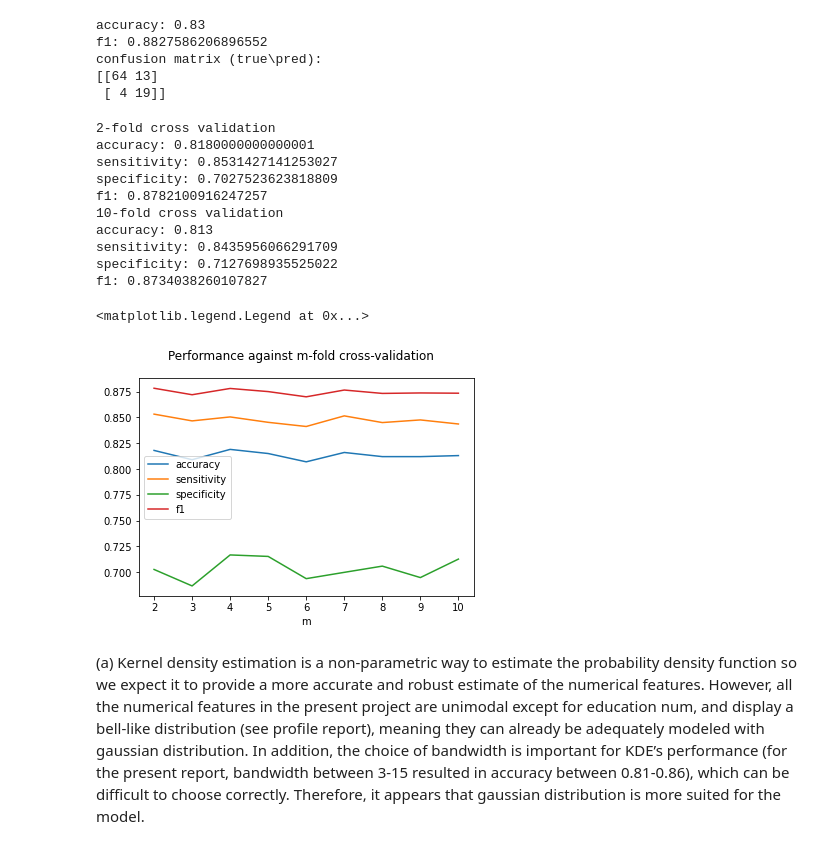
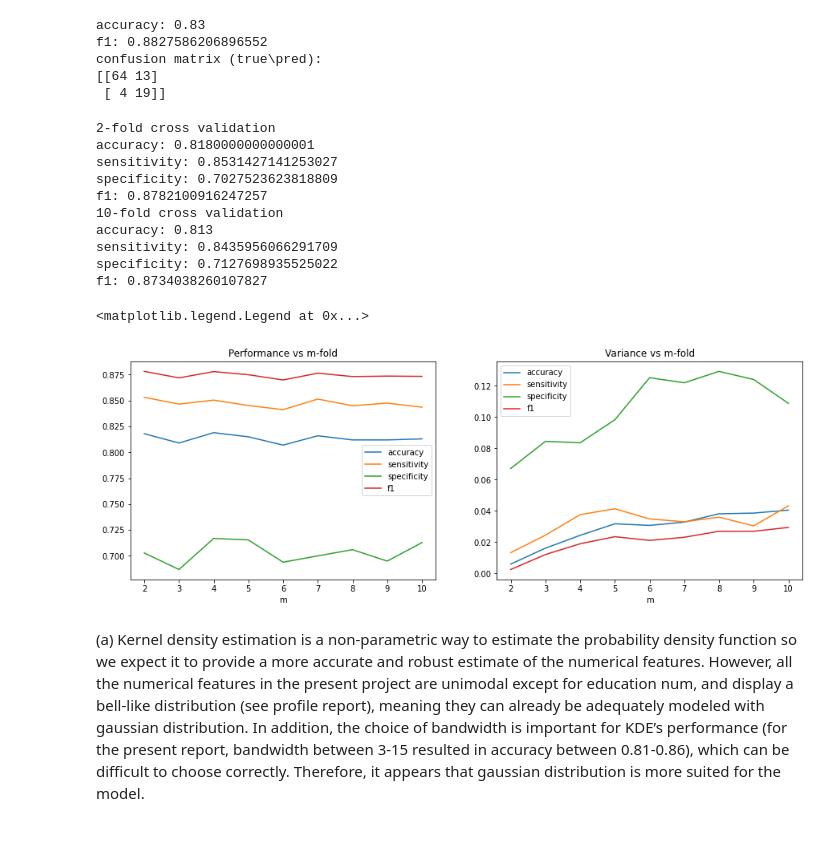
Before and after one commit to Meatssauce/comp30027-machine-learning-assignment-1, a Jupyter notebook: COMP3027ASS1_template.ipynb, the cells around one changed output. Cells and saved outputs as stored; diff of their text form; code cells hidden in the pictures.

Commit message:
updated graphes and code for Q2

```diff
--- a/COMP3027ASS1_template.ipynb
+++ b/COMP3027ASS1_template.ipynb
@@ -413,45 +413,53 @@ def cross_validate(model, data, cv):
         sensitivity = tp / (tp + fn)
         specificity = tn / (tn + fp)
 
-        cv_results.append((accuracy, sensitivity, specificity))
+        cv_results.append((accuracy, sensitivity, specificity, f1))
 
-    return np.mean(cv_results, axis=0)
+    return np.mean(cv_results, axis=0), np.std(cv_results, axis=0)
 # %%
 data = pd.read_csv("dataset/adult.csv")
 model = NBClassifier(use_kde=False)
 
 cvs = range(2, 11)
-cv_results = np.array([cross_validate(model, data, cv) for cv in cvs])
+cv_results = [cross_validate(model, data, cv) for cv in cvs]
+cv_metrics = np.array([i[0] for i in cv_results])
+cv_variances = np.array([i[1] for i in cv_results])
 
 print('2-fold cross validation')
-accuracy, sensitivity, specificity, f1 = cv_results[0]
+accuracy, sensitivity, specificity, f1 = cv_metrics[0]
 print(f'accuracy: {accuracy}\nsensitivity: {sensitivity}\nspecificity: {specificity}\nf1: {f1}')
 
 print('10-fold cross validation')
-accuracy, sensitivity, specificity, f1 = cv_results[-1]
+accuracy, sensitivity, specificity, f1 = cv_metrics[-1]
 print(f'accuracy: {accuracy}\nsensitivity: {sensitivity}\nspecificity: {specificity}\nf1: {f1}')
 
-fig, ax = plt.subplots()
-fig.suptitle('Performance against m-fold cross-validation')
-ax.set(xlabel='m')
-ax.plot(cvs, cv_results[:,0], label="accuracy")
-ax.plot(cvs, cv_results[:,1], label="sensitivity")
-ax.plot(cvs, cv_results[:,2], label="specificity")
-ax.plot(cvs, cv_results[:,3], label="f1")
-ax.legend()
+fig, (ax1, ax2) = plt.subplots(1, 2)
+fig.set_size_inches(15, 5)
+ax1.set(xlabel='m', title='Performance vs m-fold')
+ax1.plot(cvs, cv_metrics[:,0], label="accuracy")
+ax1.plot(cvs, cv_metrics[:,1], label="sensitivity")
+ax1.plot(cvs, cv_metrics[:,2], label="specificity")
+ax1.plot(cvs, cv_metrics[:,3], label="f1")
+ax1.legend()
+ax2.set(xlabel='m', title='Variance vs m-fold')
+ax2.plot(cvs, cv_variances[:,0], label="accuracy")
+ax2.plot(cvs, cv_variances[:,1], label="sensitivity")
+ax2.plot(cvs, cv_variances[:,2], label="specificity")
+ax2.plot(cvs, cv_variances[:,3], label="f1")
+ax2.legend()
 # %% [output]
 2-fold cross validation
 accuracy: 0.8180000000000001
 sensitivity: 0.8531427141253027
 specificity: 0.7027523623818809
 f1: 0.8782100916247257
 10-fold cross validation
 accuracy: 0.813
 sensitivity: 0.8435956066291709
 specificity: 0.7127698935525022
 f1: 0.8734038260107827
 <matplotlib.legend.Legend at 0x...>
-[figure, old version]
+[figure, new version]
 # %% [markdown]
 (a) Kernel density estimation is a non-parametric way to estimate the probability density function so we expect it to provide a more accurate and robust estimate of the numerical features. However, all the numerical features in the present project are unimodal except for education num, and display a bell-like distribution (see profile report), meaning they can already be adequately modeled with gaussian distribution. In addition, the choice of bandwidth is important for KDE’s performance (for the present report, bandwidth between 3-15 resulted in accuracy between 0.81-0.86), which can be difficult to choose correctly. Therefore, it appears that gaussian distribution is more suited for the model.
 
```
